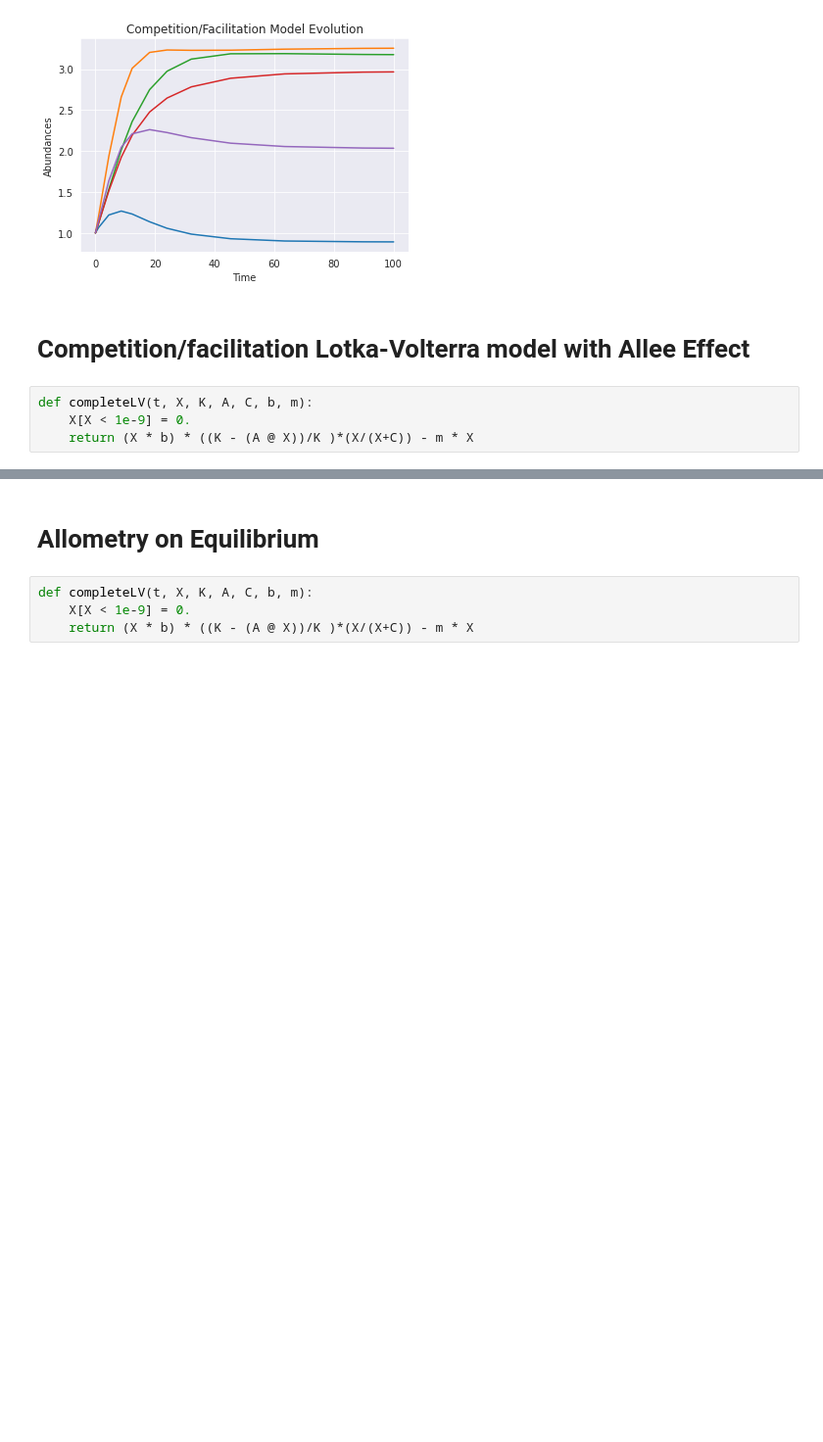
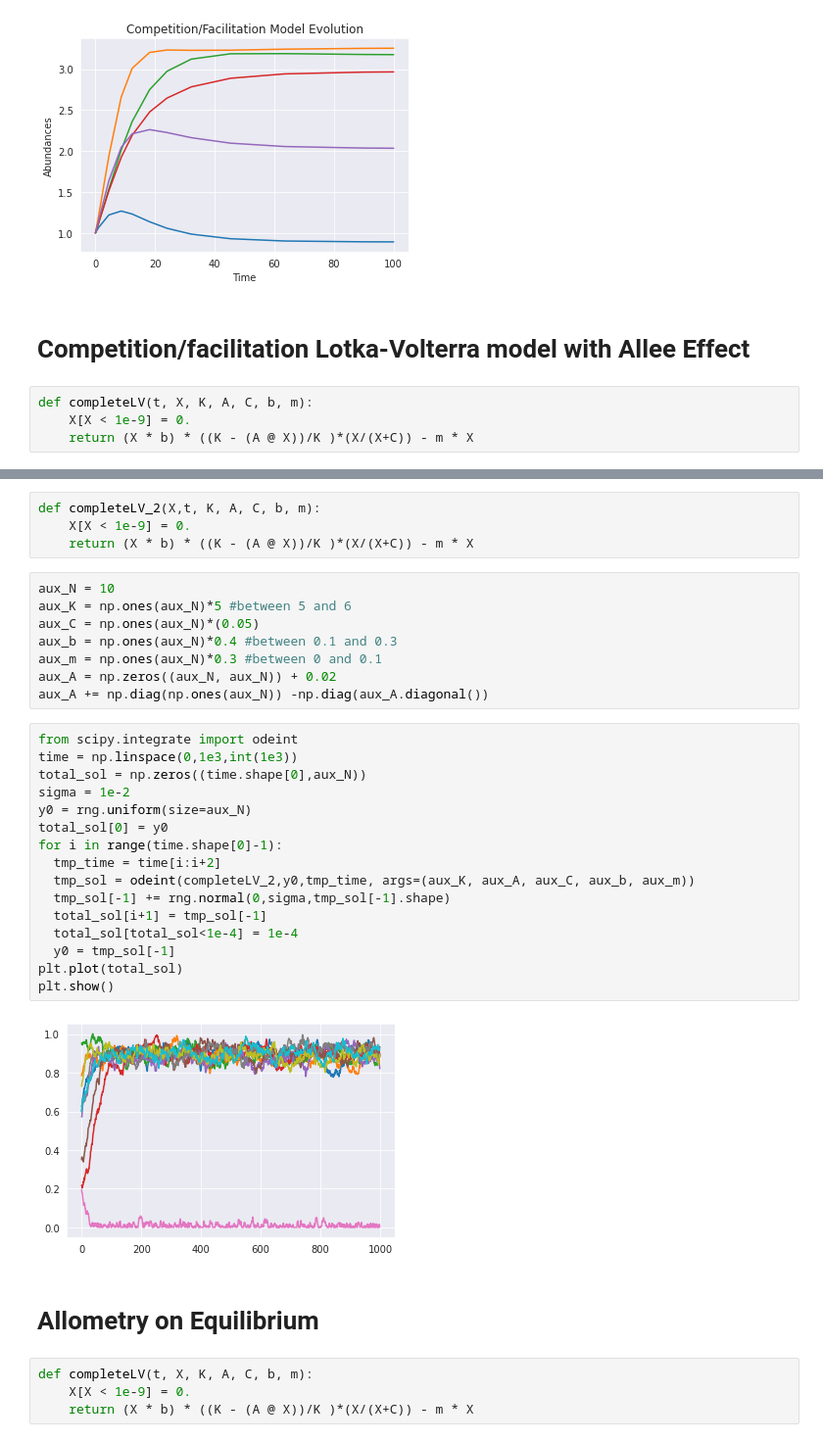
Before and after one commit to denisecammarota/qbio2021, a Jupyter notebook: Denise_Submodels_on_gLV_with_Allee.ipynb, the cells around one changed output, grey strips where cells are left out. Shown at 98% size. Drawn from its saved outputs; the diff is of its cells as text; blank space fills up the shorter version.

```diff
--- a/Denise_Submodels_on_gLV_with_Allee.ipynb
+++ b/Denise_Submodels_on_gLV_with_Allee.ipynb
@@ -230,3 +261,33 @@ Text(0, 0.5, 'Abundances')
+# %%
+def completeLV_2(X,t, K, A, C, b, m):
+    X[X < 1e-9] = 0.
+    return (X * b) * ((K - (A @ X))/K )*(X/(X+C)) - m * X
+# %%
+aux_N = 10
+aux_K = np.ones(aux_N)*5 #between 5 and 6
+aux_C = np.ones(aux_N)*(0.05)
+aux_b = np.ones(aux_N)*0.4 #between 0.1 and 0.3
+aux_m = np.ones(aux_N)*0.3 #between 0 and 0.1
+aux_A = np.zeros((aux_N, aux_N)) + 0.02
+aux_A += np.diag(np.ones(aux_N)) -np.diag(aux_A.diagonal())
+# %%
+from scipy.integrate import odeint
+time = np.linspace(0,1e3,int(1e3))
+total_sol = np.zeros((time.shape[0],aux_N))
+sigma = 1e-2
+y0 = rng.uniform(size=aux_N)
+total_sol[0] = y0
+for i in range(time.shape[0]-1):
+  tmp_time = time[i:i+2]
+  tmp_sol = odeint(completeLV_2,y0,tmp_time, args=(aux_K, aux_A, aux_C, aux_b, aux_m))
+  tmp_sol[-1] += rng.normal(0,sigma,tmp_sol[-1].shape)
+  total_sol[i+1] = tmp_sol[-1]
+  total_sol[total_sol<1e-4] = 1e-4
+  y0 = tmp_sol[-1]
+plt.plot(total_sol)
+plt.show()
+# %% [output]
+[figure, added]
 # %% [markdown]
 # Allometry on Equilibrium
 # %%
```
Also changed, not shown: parts of 12 cells of this notebook.
